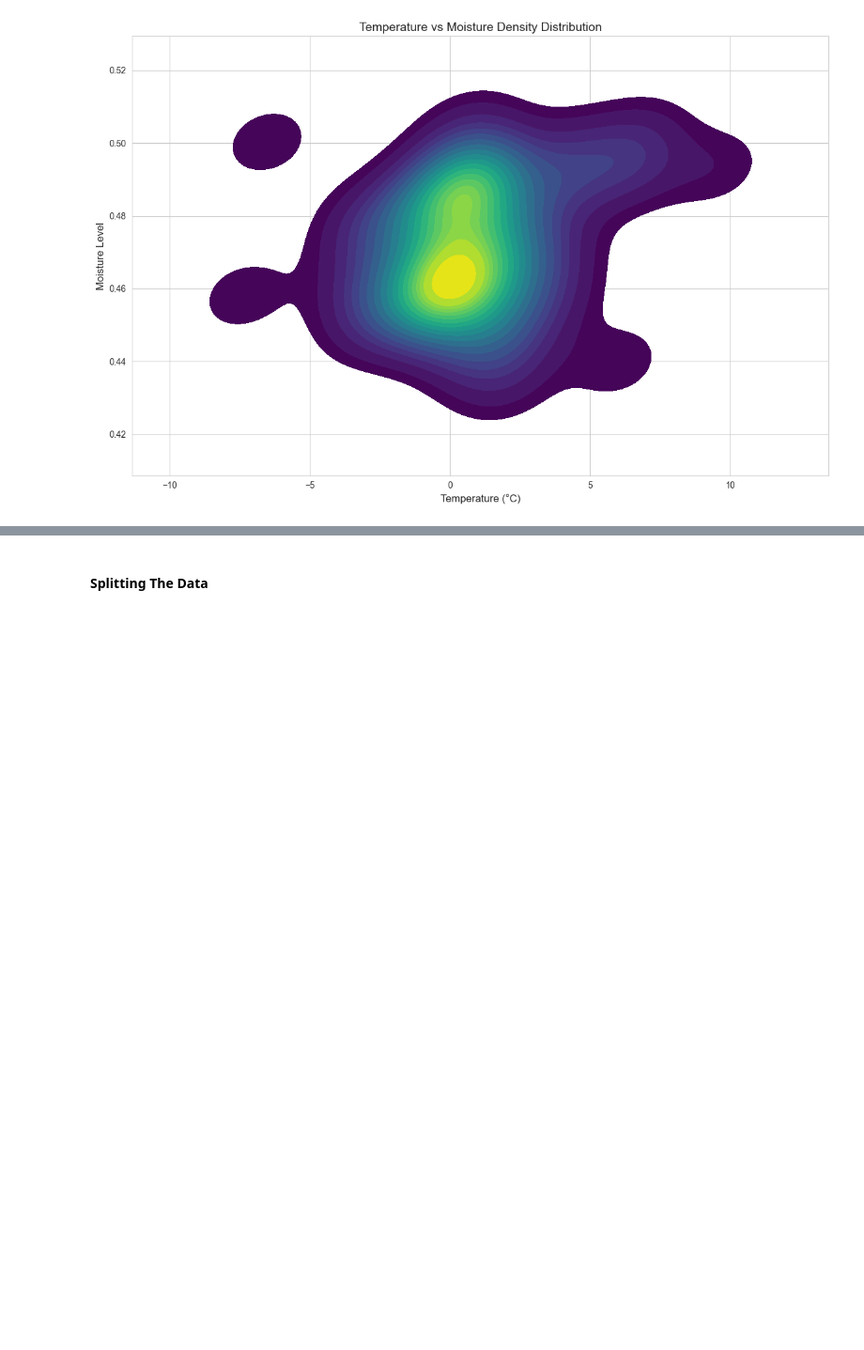
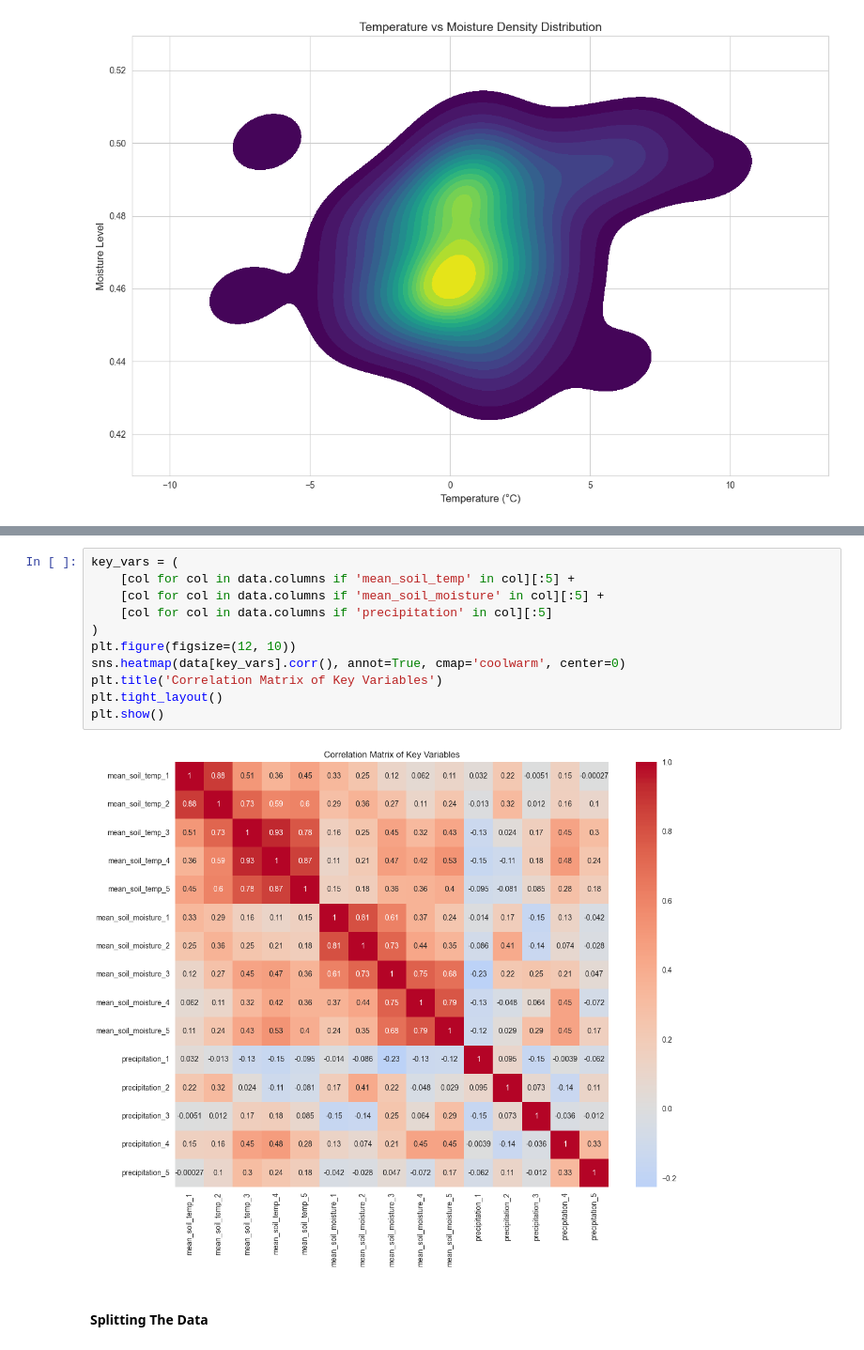
Before and after one commit to FranThe3rd/Spring-Predictor-ML, a Jupyter notebook: SpringPredictor.ipynb, the cells around one changed output, grey strips where cells are left out. Shown at 94% size. Drawn from its saved outputs; the diff is of its cells as text; blank space fills up the shorter version.

```diff
--- a/SpringPredictor.ipynb
+++ b/SpringPredictor.ipynb
@@ -479,3 +530,16 @@ plt.show()
+# %%
+key_vars = (
+    [col for col in data.columns if 'mean_soil_temp' in col][:5] +
+    [col for col in data.columns if 'mean_soil_moisture' in col][:5] +
+    [col for col in data.columns if 'precipitation' in col][:5]
+)
+plt.figure(figsize=(12, 10))
+sns.heatmap(data[key_vars].corr(), annot=True, cmap='coolwarm', center=0)
+plt.title('Correlation Matrix of Key Variables')
+plt.tight_layout()
+plt.show()
+# %% [output]
+[figure, added]
 # %% [markdown]
 #### **Splitting The Data**
 # %%
```
Also changed, not shown: parts of 10 cells of this notebook.
